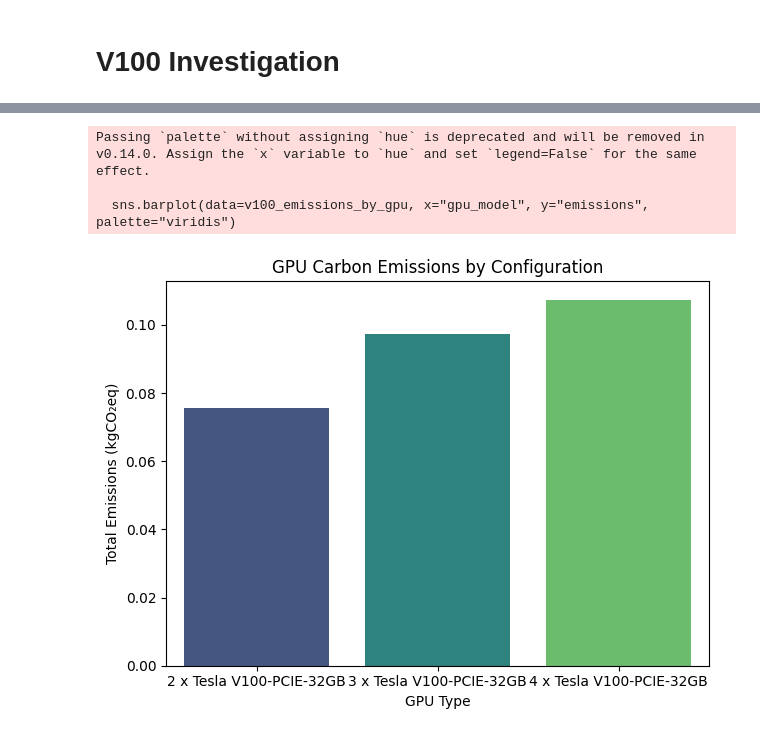
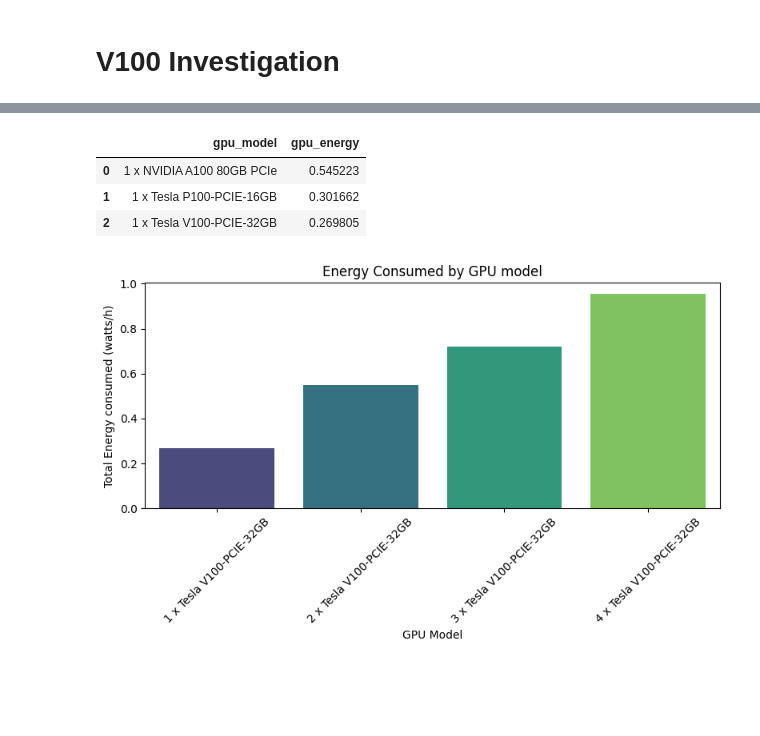
Before and after one commit to dp0920/cs239_deepfake, a Jupyter notebook: CSV/codecarbon_gpu_experiment.ipynb, the cells around one changed output, grey strips where cells are left out. Saved outputs shown, nothing was run; the diff lists cells and outputs as text; code cells hidden in the pictures; blank space fills up the shorter version.

```diff
--- a/CSV/codecarbon_gpu_experiment.ipynb
+++ b/CSV/codecarbon_gpu_experiment.ipynb
@@ -9,6 +10,0 @@ import pandas as pd
-# %%
-# TODO: add single v100 data
-files = ["two_v100.csv", "three_v100.csv", "four_v100.csv"]
-
-v100 = pd.concat([pd.read_csv(f) for f in files], ignore_index=True)
-v100.tail()
@@ -24,3 +12,13 @@ v100.tail()
 # Understanding the data
 
 Now that we've got some data loaded, let's see what codecarbon provides.
+# %%
+csv_files = []
+
+for root, dirs, files in os.walk("."):
+    for file in files:
+        if file.endswith(".csv"):
+            csv_files.append(os.path.join(root, file))
+
+# Load all CSVs into one DataFrame
+df = pd.concat([pd.read_csv(f) for f in csv_files], ignore_index=True)
@@ -37,0 +51,4 @@ Index(['timestamp', 'project_name', 'run_id', 'duration', 'emissions',
+# %%
+# M1 pro is my laptop... dropping those from the dataframe
+df = df[df["gpu_model"] != "Apple M1 Pro"]
+df["gpu_model"].value_counts()
@@ -37,0 +63,3 @@ Index(['timestamp', 'project_name', 'run_id', 'duration', 'emissions',
+# %%
+all_v100 = df[df["gpu_model"].str.contains("V100", case=False, na=False)]
+all_v100["gpu_model"].value_counts()
@@ -55,14 +117,20 @@ plt.show()
+# %%
+all_energy_by_single_gpu
+# %% [output]
+|  | gpu_model | gpu_energy |
+| 0 | 1 x NVIDIA A100 80GB PCIe | 0.545223 |
+| 1 | 1 x Tesla P100-PCIE-16GB | 0.301662 |
+| 2 | 1 x Tesla V100-PCIE-32GB | 0.269805 |
 # %%
-import seaborn as sns
-
-sns.barplot(data=v100_emissions_by_gpu, x="gpu_model", y="emissions", palette="viridis")
-plt.xlabel("GPU Type")
-plt.ylabel("Total Emissions (kgCO₂eq)")
-plt.title("GPU Carbon Emissions by Configuration")
+v100_energy = all_v100.groupby("gpu_model")["gpu_energy"].mean().reset_index()
+v100_energy["gpu_energy"] = v100_energy["gpu_energy"] * 1000
+plt.figure(figsize=(8, 5))
+sns.barplot(data=v100_energy, x="gpu_model", y="gpu_energy", palette="viridis")
+plt.xlabel("GPU Model")
+plt.xticks(rotation=45)
+plt.ylabel("Total Energy consumed (watts/h)")
+plt.title("Energy Consumed by GPU model")
 plt.tight_layout()
 plt.show()
 # %% [output]
-Passing `palette` without assigning `hue` is deprecated and will be removed in v0.14.0. Assign the `x` variable to `hue` and set `legend=False` for the same effect.
-
-  sns.barplot(data=v100_emissions_by_gpu, x="gpu_model", y="emissions", palette="viridis")
-[figure, old version]
+[figure, new version]
```
Also changed, not shown: parts of 30 cells of this notebook.
